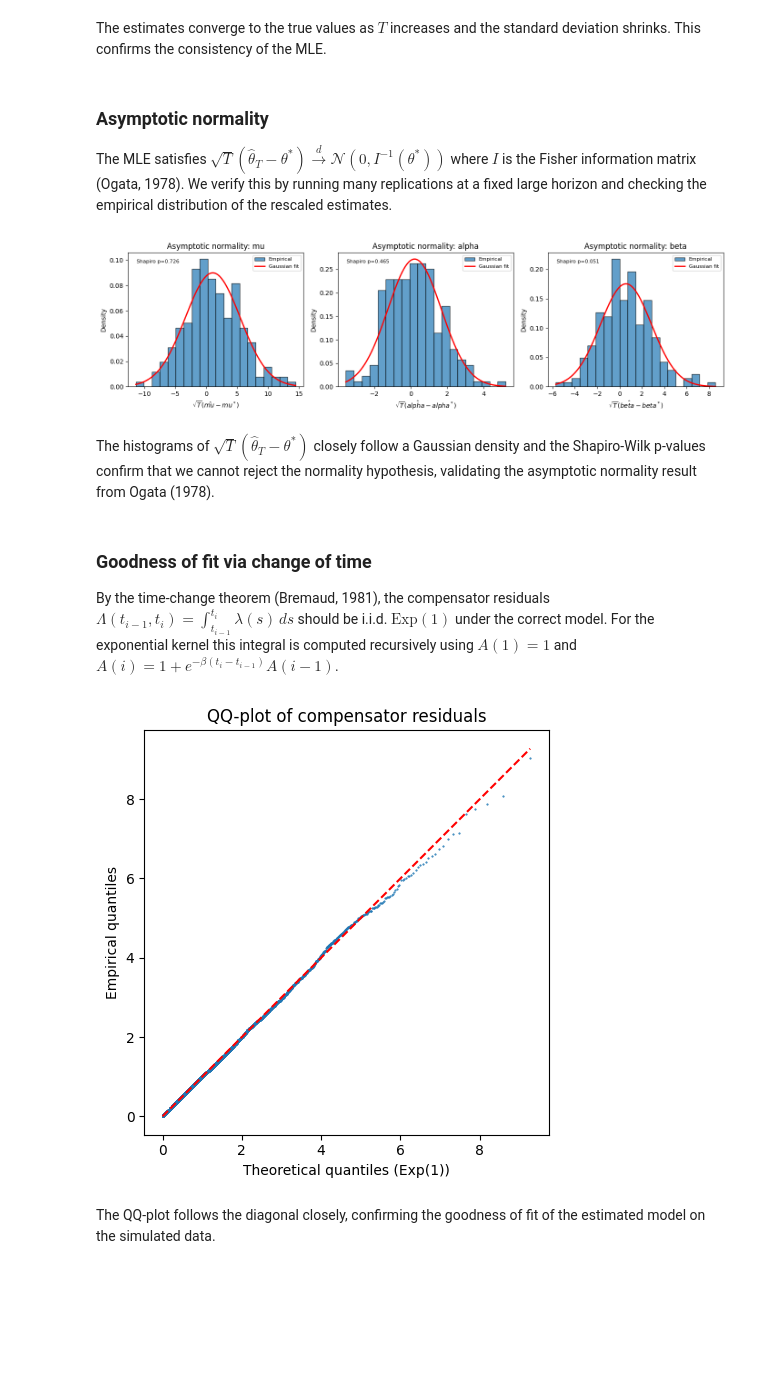
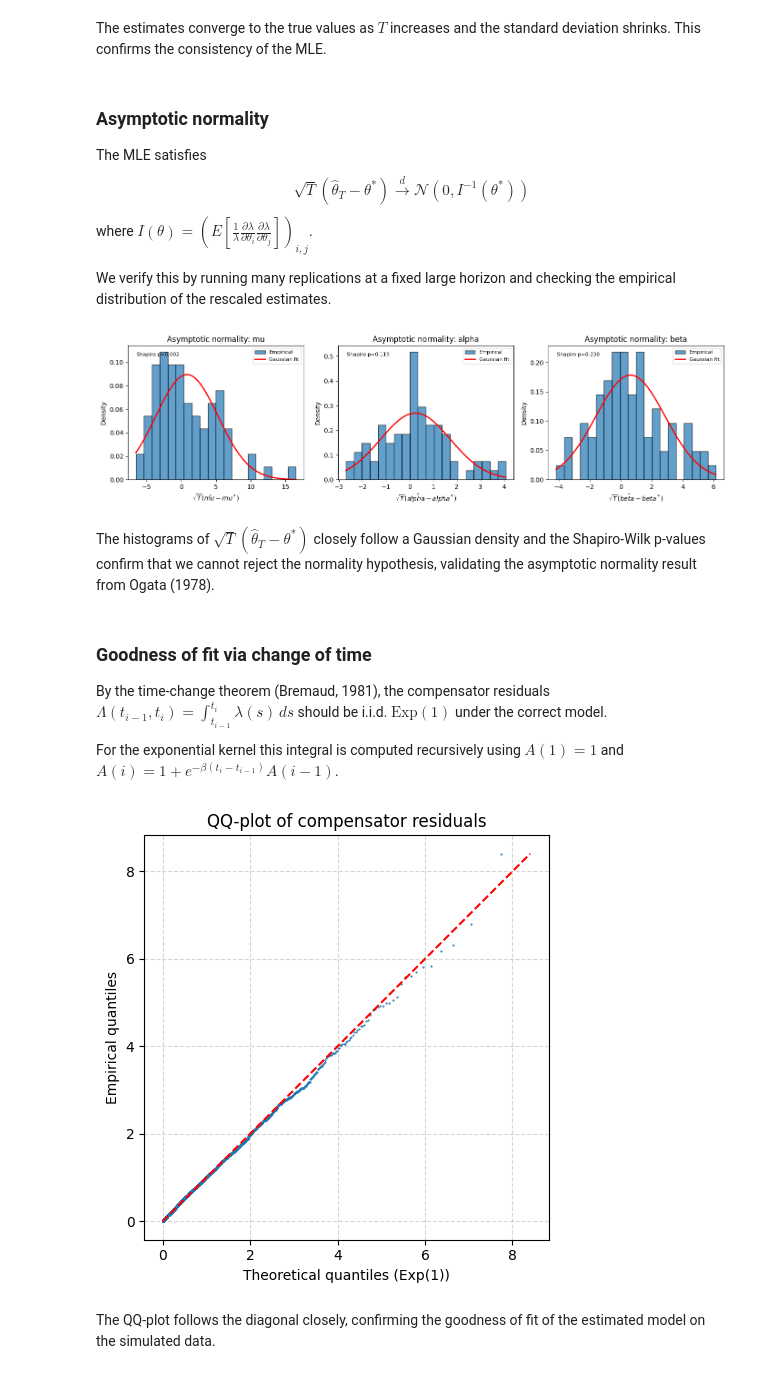
Before and after one commit to adonis107/MDS, a Jupyter notebook: DHF-LAB3-AMRI-CHIBA-JAMAL.ipynb, the cells around one changed output. Saved outputs shown, nothing was run; the diff lists cells and outputs as text; code cells hidden in the pictures; blank space fills up the shorter version.

```diff
--- a/DHF-LAB3-AMRI-CHIBA-JAMAL.ipynb
+++ b/DHF-LAB3-AMRI-CHIBA-JAMAL.ipynb
@@ -16,7 +16,7 @@ np.random.seed(42)
 Set `FULL_RUN = True` to use large horizons and more replications for
 the final version. Keep `False` during development for faster execution.
 # %%
-FULL_RUN = True
+FULL_RUN = False
 
 if FULL_RUN:
     T_CONSIST = [50, 100, 250, 500, 1000, 2500]
@@ -191,9 +193,10 @@ standard deviation shrinks. This confirms the consistency of the MLE.
 # %% [markdown]
 ### Asymptotic normality
 
-The MLE satisfies $\sqrt{T}(\hat{\theta}_T - \theta^*) \xrightarrow{d}
-\mathcal{N}(0, I^{-1}(\theta^*))$ where $I$ is the Fisher information
-matrix (Ogata, 1978). We verify this by running many replications at a
+The MLE satisfies $$\sqrt{T}(\hat{\theta}_T - \theta^*) \xrightarrow{d}
+\mathcal{N}(0, I^{-1}(\theta^*))$$ where $I(\theta) = \left( E\left[ \frac{1}{\lambda} \frac{\partial \lambda}{\partial \theta_i} \frac{\partial \lambda}{\partial \theta_j} \right] \right)_{i,j}$.
+
+We verify this by running many replications at a
 fixed large horizon and checking the empirical distribution of the
 rescaled estimates.
 # %%
@@ -246,7 +249,7 @@ for ax, name, true_v, col in zip(
 plt.tight_layout()
 plt.show()
 # %% [output]
-[figure, old version]
+[figure, new version]
 # %% [markdown]
 The histograms of $\sqrt{T}(\hat{\theta}_T - \theta^*)$ closely
 follow a Gaussian density and the Shapiro-Wilk p-values confirm that
@@ -257,9 +260,9 @@ normality result from Ogata (1978).
 
 By the time-change theorem (Bremaud, 1981), the compensator residuals
 $\Lambda(t_{i-1}, t_i) = \int_{t_{i-1}}^{t_i} \lambda(s)\,ds$ should
-be i.i.d. $\text{Exp}(1)$ under the correct model. For the exponential
-kernel this integral is computed recursively using $A(1)=1$ and
-$A(i) = 1 + e^{-\beta(t_i - t_{i-1})} A(i-1)$.
+be i.i.d. $\text{Exp}(1)$ under the correct model.
+
+For the exponential kernel this integral is computed recursively using $A(1)=1$ and $A(i) = 1 + e^{-\beta(t_i - t_{i-1})} A(i-1)$.
 # %%
 def compensator_residuals(events, mu, alpha, beta):
     n = len(events)
@@ -271,34 +274,35 @@ def compensator_residuals(events, mu, alpha, beta):
             mu * dt
             + (alpha / beta)
             * (1 - np.exp(-beta * dt)) * A
         )
         A = 1.0 + np.exp(-beta * dt) * A
     return residuals
 
 
 ev_gof = simulate_hawkes_thinning(
     mu_true, alpha_true, beta_true, T_GOF
 )
 est_gof = fit_hawkes_mle(ev_gof, T_GOF)
 res = compensator_residuals(ev_gof, *est_gof)
 res_sorted = np.sort(res)
 n_res = len(res_sorted)
 theo_q = expon.ppf(
     np.arange(1, n_res + 1) / (n_res + 1)
 )
 
 fig, ax = plt.subplots(figsize=(5, 5))
 ax.plot(theo_q, res_sorted, '.', markersize=1)
 lim = max(theo_q.max(), res_sorted.max())
 ax.plot([0, lim], [0, lim], 'r--')
 ax.set_xlabel('Theoretical quantiles (Exp(1))')
 ax.set_ylabel('Empirical quantiles')
 ax.set_title('QQ-plot of compensator residuals')
 ax.set_aspect('equal')
+plt.grid(True, ls='--', alpha=0.5)
 plt.tight_layout()
 plt.show()
 # %% [output]
-[figure, old version]
+[figure, new version]
 # %% [markdown]
 The QQ-plot follows the diagonal closely, confirming the goodness of
 fit of the estimated model on the simulated data.
```
Also changed, not shown: parts of 20 cells of this notebook, 1 other file.
